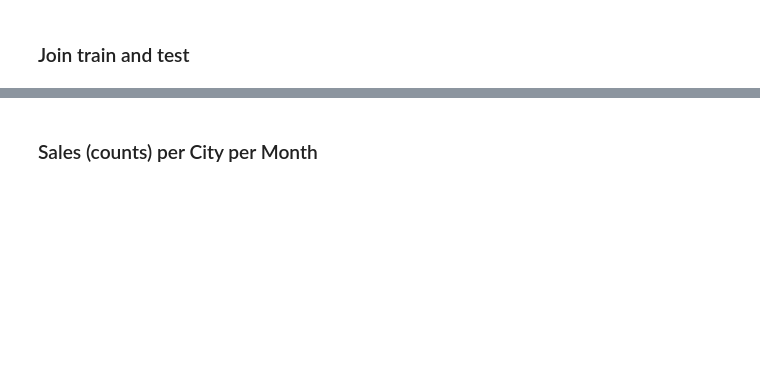
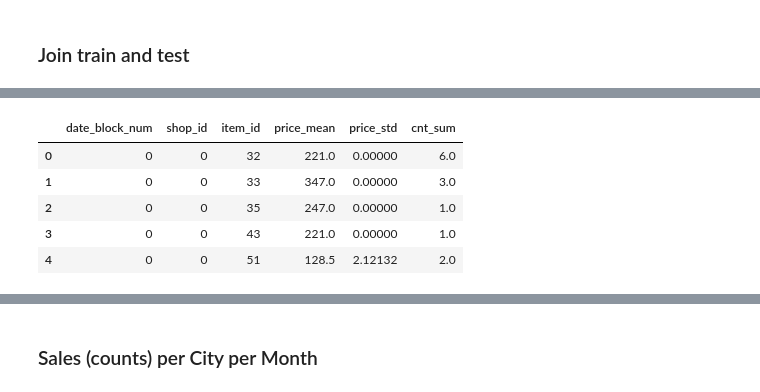
Before and after one commit to LiYan1988/predict_future_sales, a Jupyter notebook: eda_3.ipynb, the cells around one changed output, grey strips where cells are left out. Drawn from its saved outputs; the diff is of its cells as text; code cells hidden in the pictures; blank space fills up the shorter version.

```diff
--- a/eda_3.ipynb
+++ b/eda_3.ipynb
@@ -79,5 +101,14 @@ x = pd.concat((x, test))
 # %%
 x = x[['date_block_num', 'shop_id', 'item_id', 'price_mean', 'price_std', 'cnt_sum']]
+# %%
+x.head()
+# %% [output]
+|  | date_block_num | shop_id | item_id | price_mean | price_std | cnt_sum |
+| 0 | 0 | 0 | 32 | 221.0 | 0.00000 | 6.0 |
+| 1 | 0 | 0 | 33 | 347.0 | 0.00000 | 3.0 |
+| 2 | 0 | 0 | 35 | 247.0 | 0.00000 | 1.0 |
+| 3 | 0 | 0 | 43 | 221.0 | 0.00000 | 1.0 |
+| 4 | 0 | 0 | 51 | 128.5 | 2.12132 | 2.0 |
 # %%
 x = pd.merge(x, shop, how='left')
 # %%
```
Also changed, not shown: parts of 13 cells of this notebook, 8 other files.
